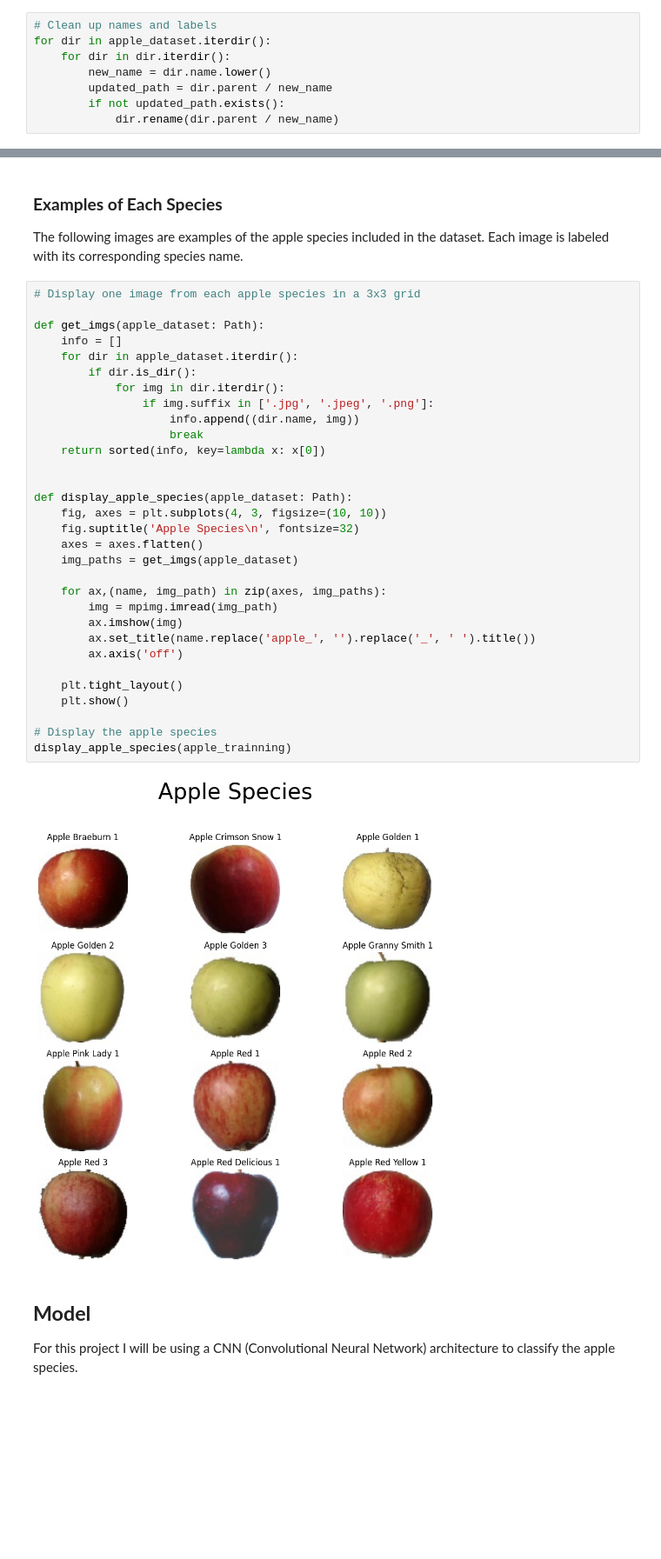
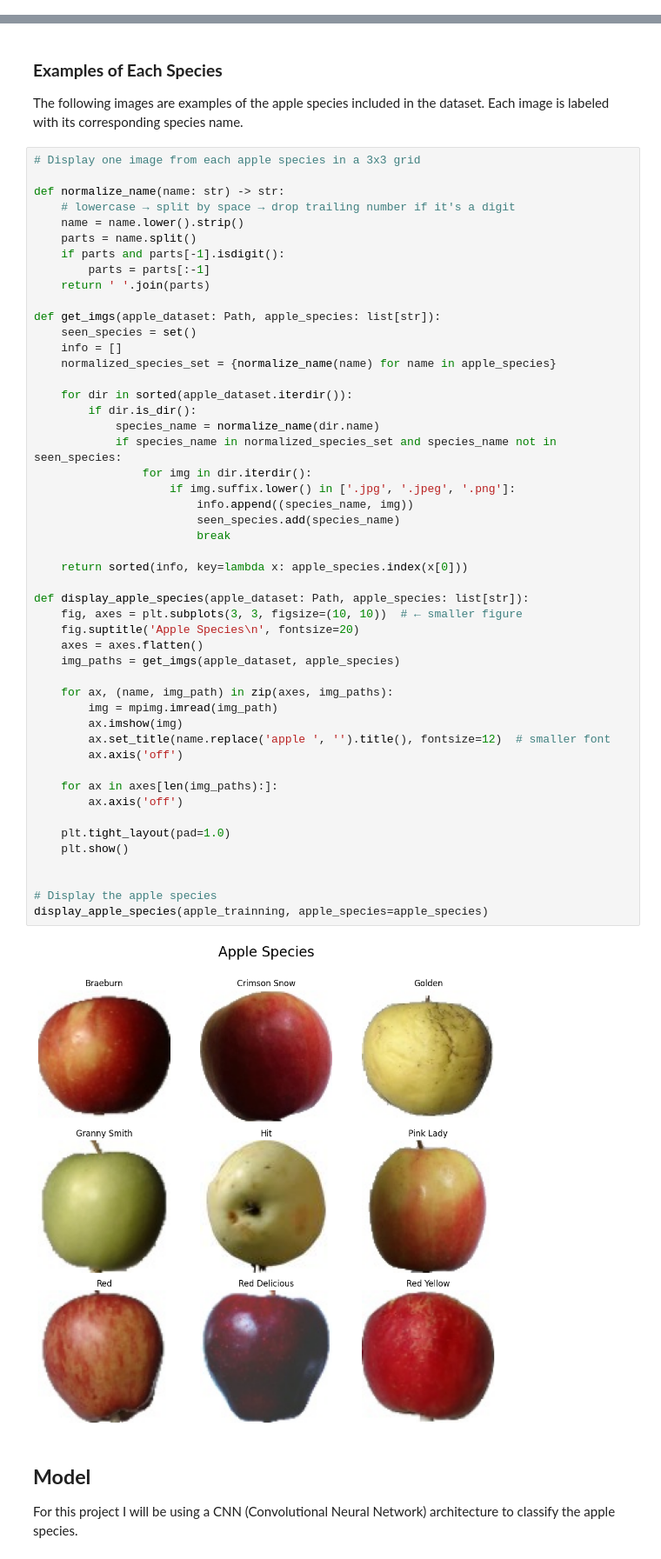
Before and after one commit to robbykap/apple-identifier, a Jupyter notebook: apple-identifier.ipynb, the cells around one changed output, grey strips where cells are left out. Shown at 87% size. Drawn from its saved outputs; the diff is of its cells as text; blank space fills up the shorter version.

Commit message:
Update the species to be a unique img species for each example

```diff
--- a/apple-identifier.ipynb
+++ b/apple-identifier.ipynb
@@ -142,14 +142,6 @@ copy_apple_dirs(dataset / 'Training', apple_trainning)
 
 apple_testing = Path(apple_dataset / 'test')
 copy_apple_dirs(dataset / 'Test', apple_testing)
-# %%
-# Clean up names and labels
-for dir in apple_dataset.iterdir():
-    for dir in dir.iterdir():
-        new_name = dir.name.lower()
-        updated_path = dir.parent / new_name
-        if not updated_path.exists():
-            dir.rename(dir.parent / new_name)
 # %% [markdown]
 **Possible Future work:**
 - Combine duplicate species, for example: `golden_1`, `golden_2`, `golden_3` $\longrightarrow$ `golden`
@@ -175,36 +173,54 @@ The following images are examples of the apple species included in the dataset.
 # %%
 # Display one image from each apple species in a 3x3 grid
 
-def get_imgs(apple_dataset: Path):
+def normalize_name(name: str) -> str:
+    # lowercase → split by space → drop trailing number if it's a digit
+    name = name.lower().strip()
+    parts = name.split()
+    if parts and parts[-1].isdigit():
+        parts = parts[:-1]
+    return ' '.join(parts)
+
+def get_imgs(apple_dataset: Path, apple_species: list[str]):
+    seen_species = set()
     info = []
-    for dir in apple_dataset.iterdir():
+    normalized_species_set = {normalize_name(name) for name in apple_species}
+
+    for dir in sorted(apple_dataset.iterdir()):
         if dir.is_dir():
-            for img in dir.iterdir():
-                if img.suffix in ['.jpg', '.jpeg', '.png']:
-                    info.append((dir.name, img))
-                    break
-    return sorted(info, key=lambda x: x[0])
+            species_name = normalize_name(dir.name)
+            if species_name in normalized_species_set and species_name not in seen_species:
+                for img in dir.iterdir():
+                    if img.suffix.lower() in ['.jpg', '.jpeg', '.png']:
+                        info.append((species_name, img))
+                        seen_species.add(species_name)
+                        break
+
+    return sorted(info, key=lambda x: apple_species.index(x[0]))
+
+def display_apple_species(apple_dataset: Path, apple_species: list[str]):
+    fig, axes = plt.subplots(3, 3, figsize=(10, 10))  # ← smaller figure
+    fig.suptitle('Apple Species\n', fontsize=20)
+    axes = axes.flatten()
+    img_paths = get_imgs(apple_dataset, apple_species)
+
+    for ax, (name, img_path) in zip(axes, img_paths):
+        img = mpimg.imread(img_path)
+        ax.imshow(img)
+        ax.set_title(name.replace('apple ', '').title(), fontsize=12)  # smaller font
+        ax.axis('off')
+
+    for ax in axes[len(img_paths):]:
+        ax.axis('off')
+
+    plt.tight_layout(pad=1.0)
+    plt.show()
 
 
-def display_apple_species(apple_dataset: Path):
-    fig, axes = plt.subplots(4, 3, figsize=(10, 10))
-    fig.suptitle('Apple Species\n', fontsize=32)
-    axes = axes.flatten()
-    img_paths = get_imgs(apple_dataset)
-
-    for ax,(name, img_path) in zip(axes, img_paths):
-        img = mpimg.imread(img_path)
-        ax.imshow(img)
-        ax.set_title(name.replace('apple_', '').replace('_', ' ').title())
-        ax.axis('off')
-
-    plt.tight_layout()
-    plt.show()
-
 # Display the apple species
-display_apple_species(apple_trainning)
+display_apple_species(apple_trainning, apple_species=apple_species)
 # %% [output]
-[figure, old version]
+[figure, new version]
 # %% [markdown]
 ## **Model**
 
```
Also changed, not shown: parts of 1 cell of this notebook.
